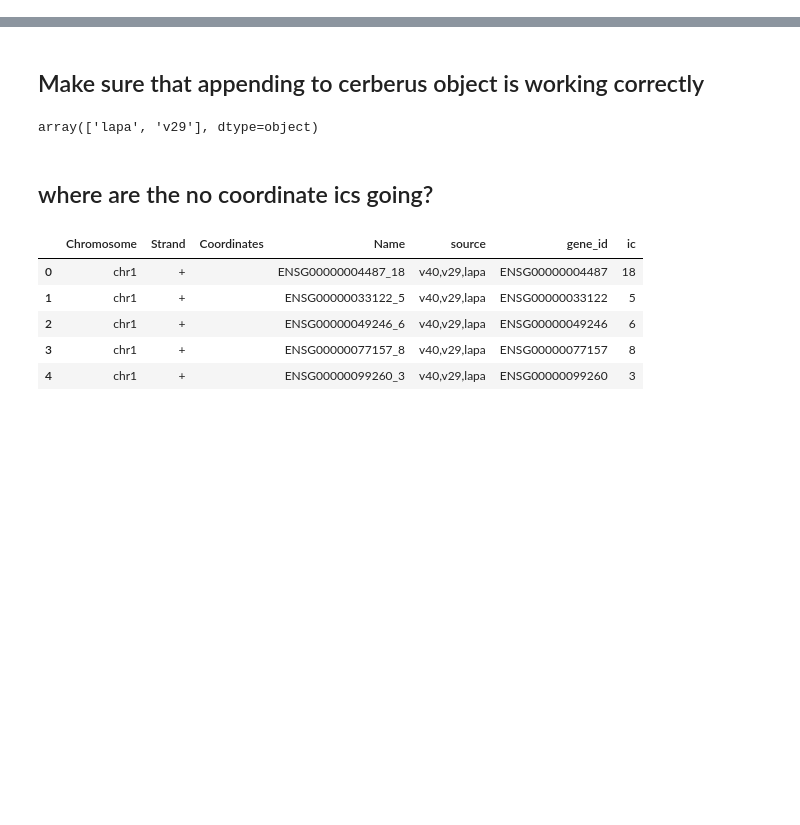
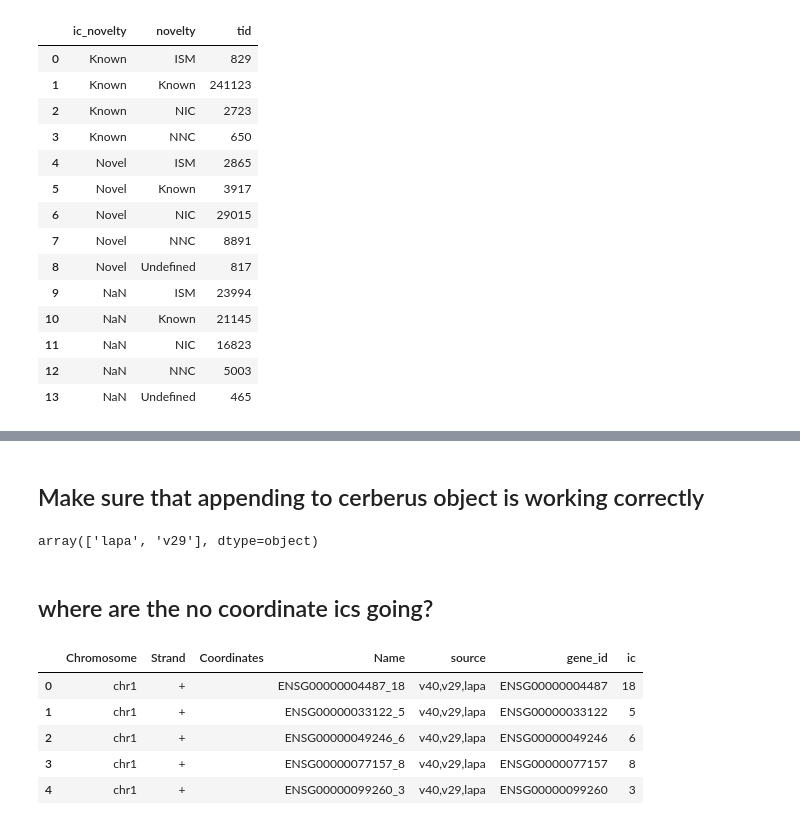
Before and after one commit to mortazavilab/cerberus, a Jupyter notebook: 220412_dev.ipynb, the cells around one changed output, grey strips where cells are left out. Saved outputs shown, nothing was run; the diff lists cells and outputs as text; code cells hidden in the pictures; blank space fills up the shorter version.

```diff
--- a/220412_dev.ipynb
+++ b/220412_dev.ipynb
@@ -7,0 +56,2 @@ import cerberus
+# %%
+sg = swan.read('/Users/fairliereese/Documents/programming/mortazavi_lab/data/rnawg/lr_bulk/cerberus/swan.p')
@@ -7,0 +69,27 @@ import cerberus
+# %%
+# reconcile novelty
+temp = ca.t_map.copy(deep=True)
+# temp = temp.loc[temp.source == annot_source]
+temp = temp[['transcript_id']+['{}_novelty'.format(feat) for feat in get_feats()]]
+temp.rename({'transcript_id': 'tid'}, axis=1, inplace=True)
+temp.drop_duplicates(inplace=True)
+sg.t_df = sg.t_df.merge(temp, how='left', left_index=True, right_on='tid')
+# %%
+temp = sg.t_df[['tid', 'ic_novelty', 'novelty']].copy(deep=True)
+temp.groupby(['ic_novelty', 'novelty'], dropna=False).count().reset_index()
+# %% [output]
+|  | ic_novelty | novelty | tid |
+| 0 | Known | ISM | 829 |
+| 1 | Known | Known | 241123 |
+| 2 | Known | NIC | 2723 |
+| 3 | Known | NNC | 650 |
+| 4 | Novel | ISM | 2865 |
+| 5 | Novel | Known | 3917 |
+| 6 | Novel | NIC | 29015 |
+| 7 | Novel | NNC | 8891 |
+| 8 | Novel | Undefined | 817 |
+| 9 | NaN | ISM | 23994 |
+| 10 | NaN | Known | 21145 |
+| 11 | NaN | NIC | 16823 |
+| 12 | NaN | NNC | 5003 |
+| 13 | NaN | Undefined | 465 |
```
Also changed, not shown: parts of 15 cells of this notebook, 3 other files.
